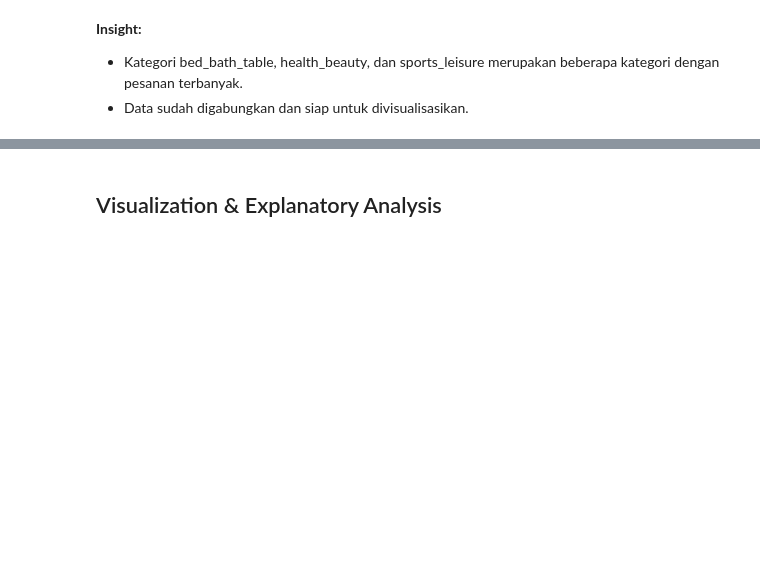
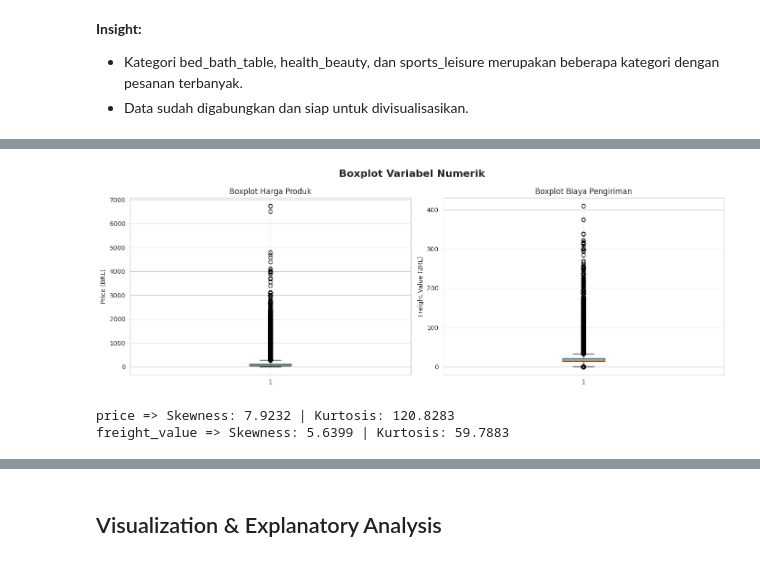
Before and after one commit to vitogunawan18/proyek-analisis-data, a Jupyter notebook: notebook.ipynb, the cells around one changed output, grey strips where cells are left out. Drawn from its saved outputs; the diff is of its cells as text; code cells hidden in the pictures; blank space fills up the shorter version.

```diff
--- a/notebook.ipynb
+++ b/notebook.ipynb
@@ -213,0 +246,24 @@ display(category_counts.head())
+# %%
+fig, axes = plt.subplots(1, 2, figsize=(14, 5))
+fig.suptitle('Boxplot Variabel Numerik', fontsize=16, fontweight='bold')
+
+axes[0].boxplot(order_items_df['price'].dropna(), vert=True, patch_artist=True,
+                boxprops=dict(facecolor='#068DA9', alpha=0.7))
+axes[0].set_title('Boxplot Harga Produk')
+axes[0].set_ylabel('Price (BRL)')
+
+axes[1].boxplot(order_items_df['freight_value'].dropna(), vert=True, patch_artist=True,
+                boxprops=dict(facecolor='#2196F3', alpha=0.7))
+axes[1].set_title('Boxplot Biaya Pengiriman')
+axes[1].set_ylabel('Freight Value (BRL)')
+
+plt.tight_layout()
+plt.show()
+
+for col in ['price', 'freight_value']:
+    data = order_items_df[col].dropna()
+    print(f'{col} => Skewness: {data.skew():.4f} | Kurtosis: {data.kurtosis():.4f}')
+# %% [output]
+[figure, added]
+price => Skewness: 7.9232 | Kurtosis: 120.8283
+freight_value => Skewness: 5.6399 | Kurtosis: 59.7883
```
Also changed, not shown: parts of 22 cells of this notebook, 1 other file.
